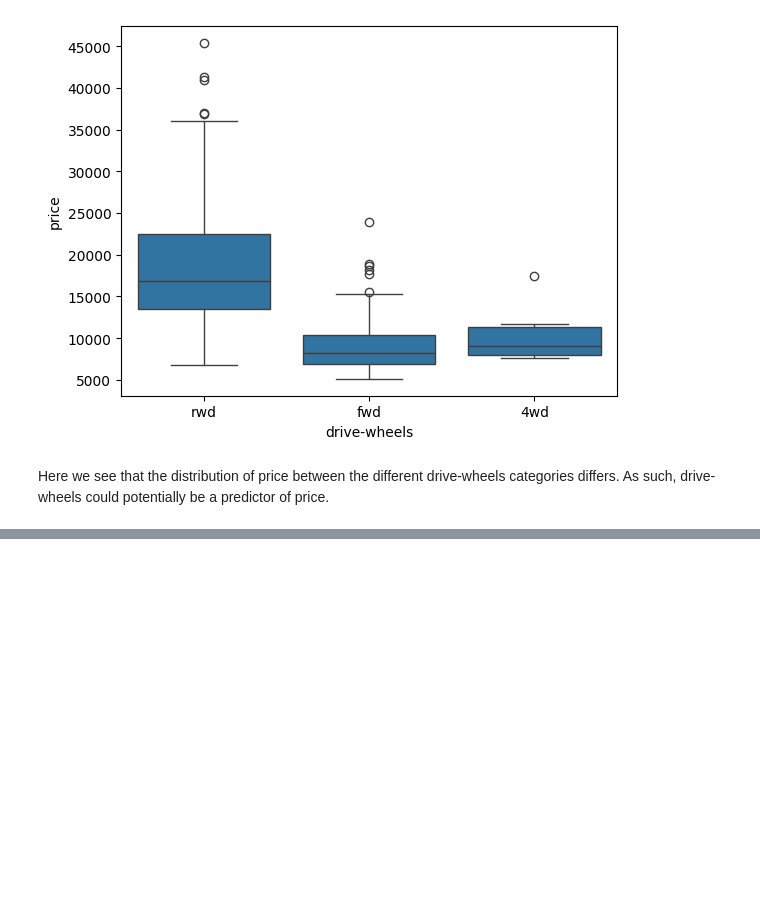
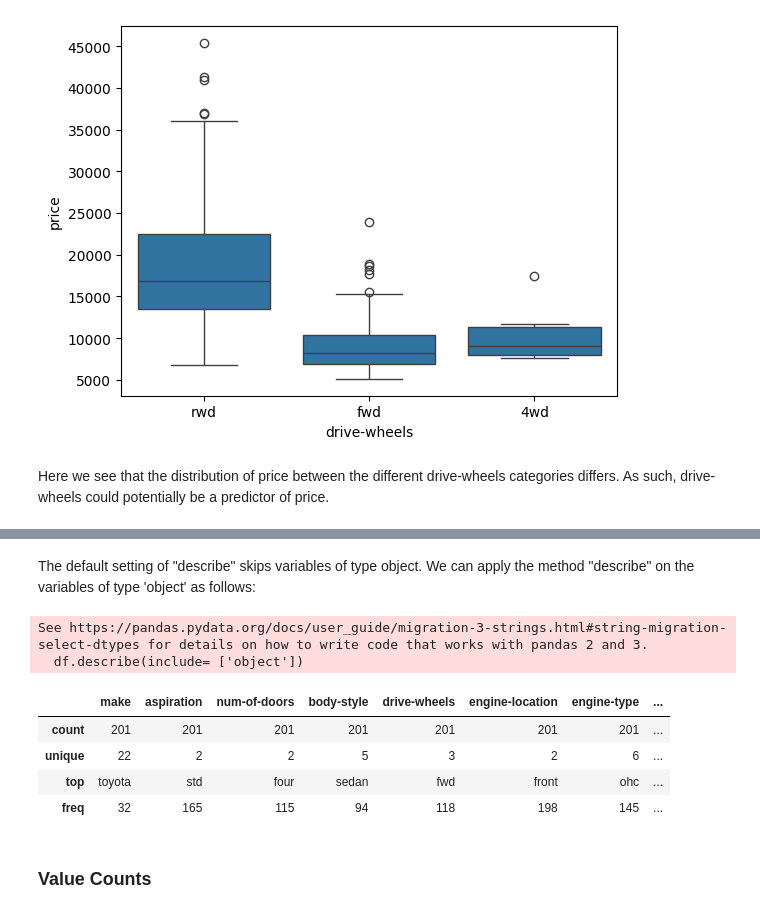
Before and after one commit to VishSeran/Data-Preprocessing-ML, a Jupyter notebook: UseCarPricing.ipynb, the cells around one changed output, grey strips where cells are left out. Cells and saved outputs as stored; diff of their text form; code cells hidden in the pictures; blank space fills up the shorter version.

```diff
--- a/UseCarPricing.ipynb
+++ b/UseCarPricing.ipynb
@@ -171,0 +200,14 @@ sns.boxplot(x = 'drive-wheels' , y = 'price', data=df)
+# %% [markdown]
+The default setting of "describe" skips variables of type object. We can apply the method "describe" on the variables of type 'object' as follows:
+# %%
+df.describe(include= ['object'])
+# %% [output]
+See https://pandas.pydata.org/docs/user_guide/migration-3-strings.html#string-migration-select-dtypes for details on how to write code that works with pandas 2 and 3.
+  df.describe(include= ['object'])
+|  | make | aspiration | num-of-doors | body-style | drive-wheels | engine-location | engine-type | ... |
+| count | 201 | 201 | 201 | 201 | 201 | 201 | 201 | ... |
+| unique | 22 | 2 | 2 | 5 | 3 | 2 | 6 | ... |
+| top | toyota | std | four | sedan | fwd | front | ohc | ... |
+| freq | 32 | 165 | 115 | 94 | 118 | 198 | 145 | ... |
+# %% [markdown]
+<h3>Value Counts</h3>
```
Also changed, not shown: parts of 3 cells of this notebook.
